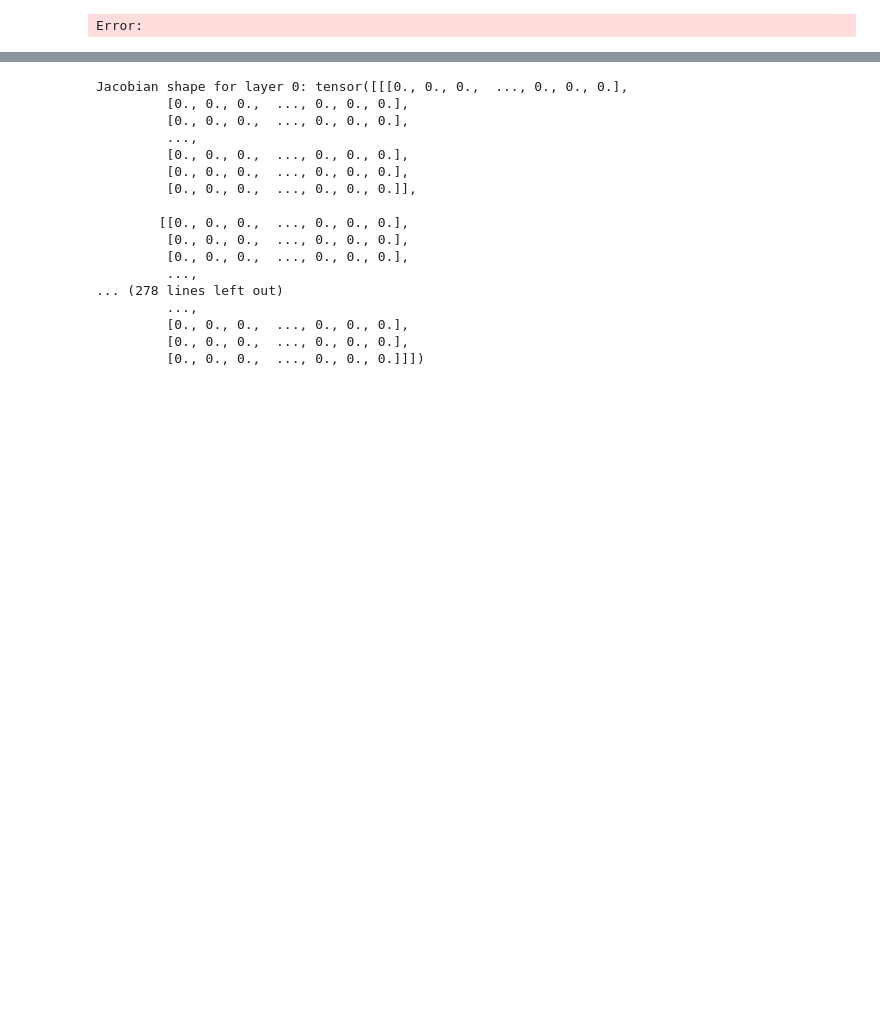
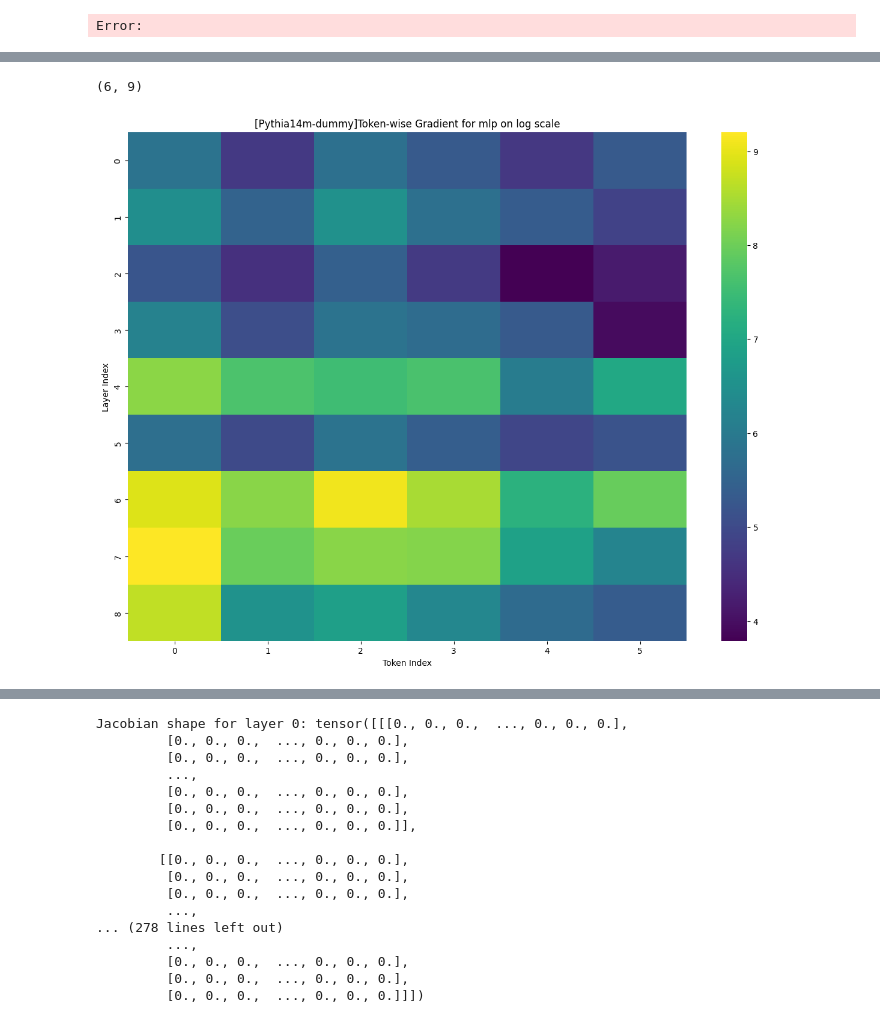
Before and after one commit to MaheepChaudhary/Transit, a Jupyter notebook: scrap/Tutoring.ipynb, the cells around one changed output, grey strips where cells are left out. Saved outputs shown, nothing was run; the diff lists cells and outputs as text; code cells hidden in the pictures; blank space fills up the shorter version.

```diff
--- a/scrap/Tutoring.ipynb
+++ b/scrap/Tutoring.ipynb
@@ -747,3 +976,36 @@ for j in range(logits.shape[0]):
+# %%
+import numpy as np
+
+# Initialize a list to store the results for each layer
+all_p = []
+
+# Iterate over each layer
+for layer_idx in range(6):
+    p = []
+    weight_gradients = eval(f'weight_gradients{layer_idx}')
+
+    for i in range(input_token_gradients.squeeze(0).size(0)):
+        token_grad = input_token_gradients[:, i, :].unsqueeze(-1)  # Shape: (1, 128, 1)
+        p.append(weight_gradients / token_grad)
+
+    all_p.append(np.linalg.norm(np.array(p).squeeze().reshape(np.array(p).shape[0], -1), axis=-1))
+# %%
+# Ensure all_p is a numpy array
+all_p_array = np.array(all_p)
+all_p_array = np.log(all_p_array)
+print(all_p_array.shape)
+
+# Visualize the gradients using a heatmap
+plt.figure(figsize=(15, 11))
+sns.heatmap(all_p_array.T, cmap='viridis', cbar=True, yticklabels=range(all_p_array.shape[1]), xticklabels=range(all_p_array.shape[0]))
+plt.xlabel('Token Index')
+plt.ylabel('Layer Index')
+plt.title(f'[Pythia14m-dummy]Token-wise Gradient for mlp on log scale')
+# plt.savefig(f"figures/{self.dataset_name}/{self.model_name}/gradient_{name}.png")
+plt.show()
+# %% [output]
+(6, 9)
+[figure, added]
 # %%
 model
 # %% [output]
```
Also changed, not shown: parts of 7 cells of this notebook.
